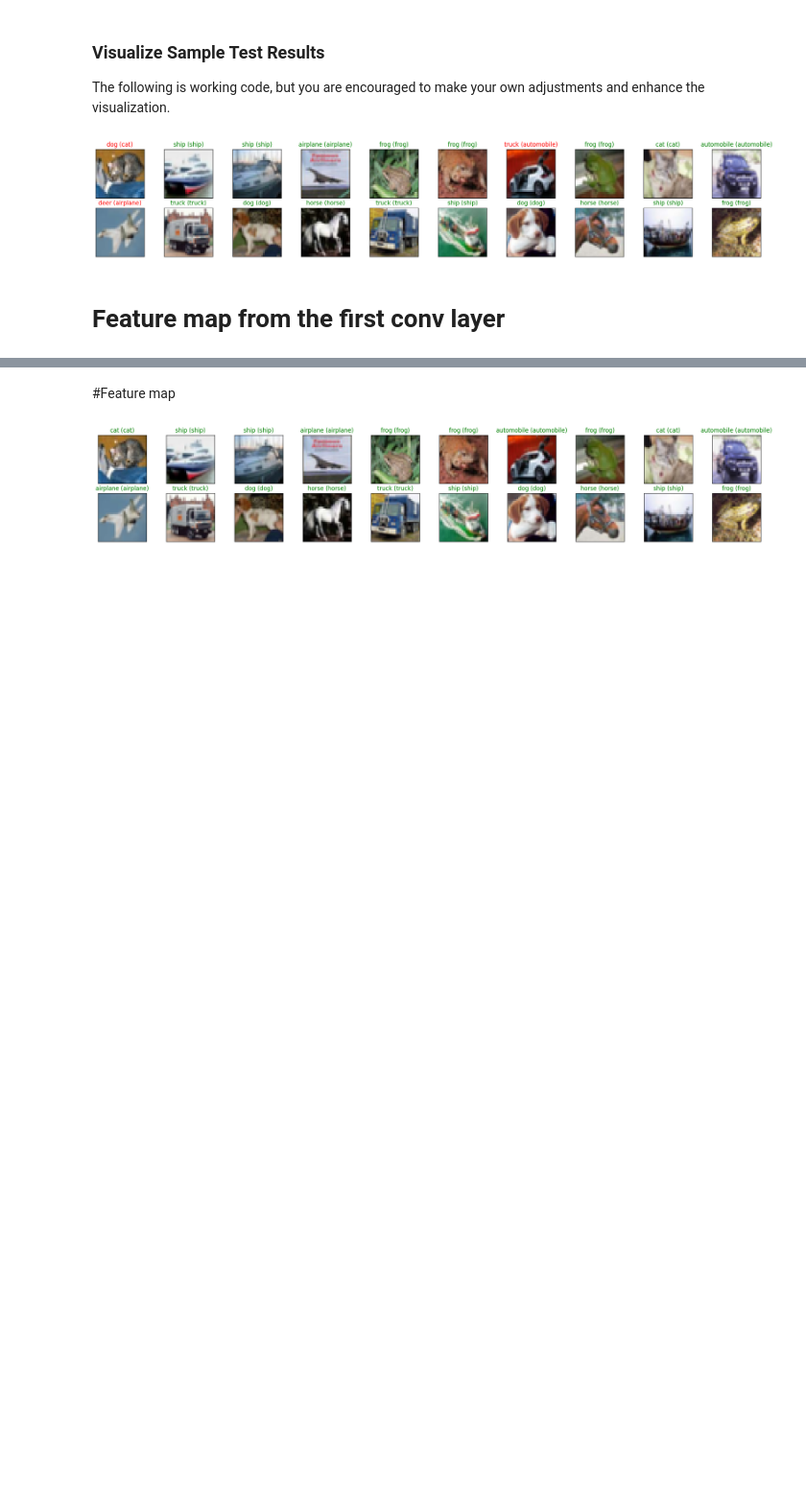
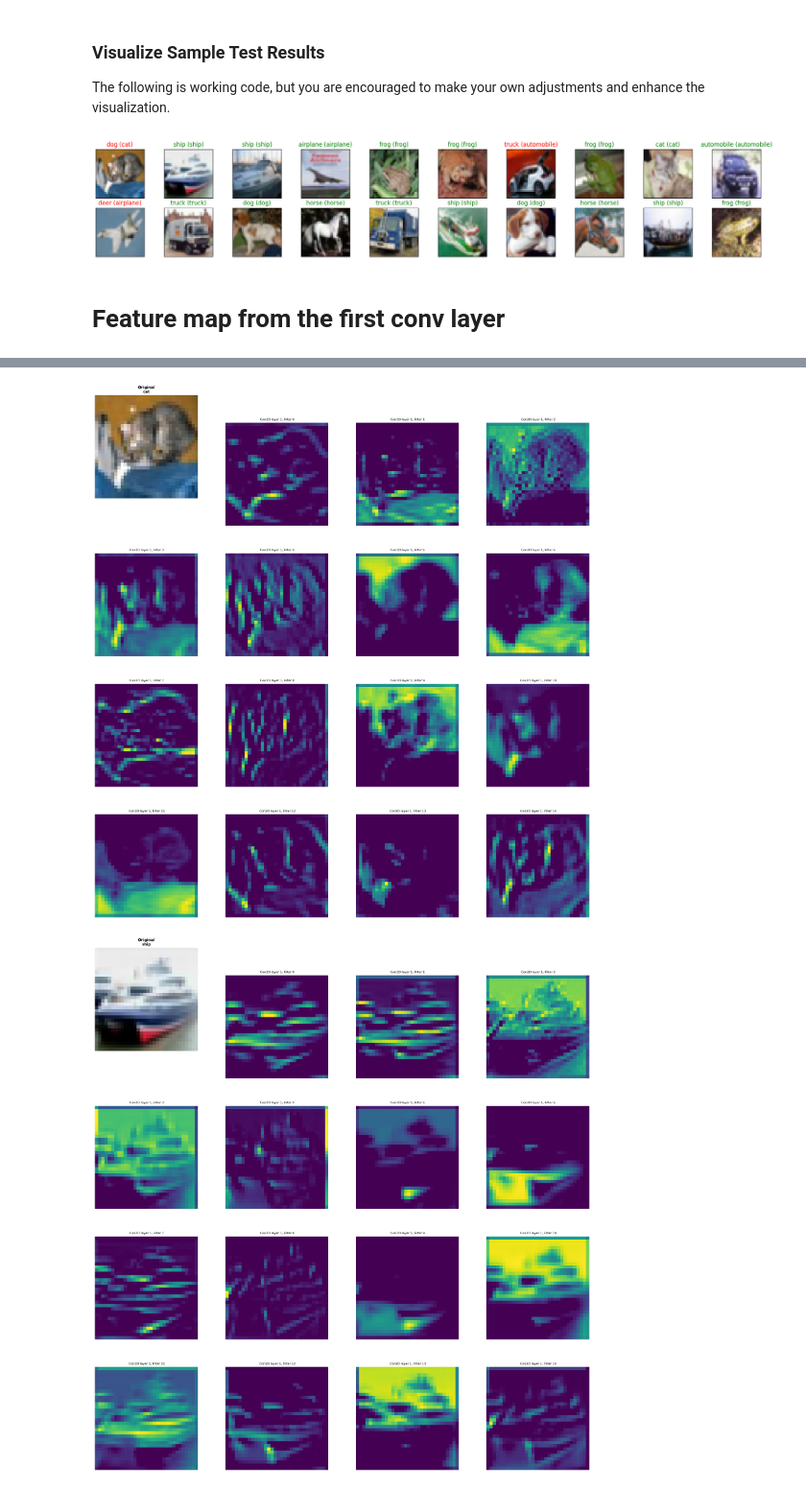
Before and after one commit to bdaqiq01/CSCI611_Basira_Daqiq, a Jupyter notebook: Assignment_2/build_cnn/build_cnn.ipynb, the cells around one changed output, grey strips where cells are left out. Shown at 96% size. Cells and saved outputs as stored; diff of their text form; code cells hidden in the pictures; blank space fills up the shorter version.

```diff
--- a/Assignment_2/build_cnn/build_cnn.ipynb
+++ b/Assignment_2/build_cnn/build_cnn.ipynb
@@ -435,10 +454,3 @@ for idx in np.arange(20):
 [figure]
 # %% [markdown]
 # Feature map from the first conv layer
-# %%
-label_ind = {classes[i]: i for i in range(len(classes))}
-print(label_ind)
-classes
-labels
-for i, label in enumerate(labels):
-    print(i, label)
@@ -483,4 +542,0 @@ selected_images_np = images_np[selected_indices]
-# %%
-output1 = output1.cpu()
-feature_maps = output1.detach().numpy()
-feature_maps.shape
@@ -635,27 +543,9 @@ Test vs validation loss curve over the epochs
-# %% [markdown]
-#Feature map
-# %%
-# obtain one batch of test images
-dataiter = iter(test_loader)
-images, labels = next(dataiter)
-images_np = images.numpy()
-
-# move model inputs to cuda, if GPU available
-if train_on_gpu:
-    images = images.cuda()
-
-# get sample outputs
-output = model(images)
-# convert output probabilities to predicted class
-_, preds_tensor = torch.max(output, 1)
-preds = np.squeeze(preds_tensor.numpy()) if not train_on_gpu else np.squeeze(preds_tensor.cpu().numpy())
-
-# plot the images in the batch, along with predicted and true labels
-fig = plt.figure(figsize=(25, 4))
-for idx in np.arange(20):
-    ax = fig.add_subplot(2, int(20/2), idx+1, xticks=[], yticks=[])
-    imshow(images_np[idx])
-    ax.set_title("{} ({})".format(classes[preds[idx]], classes[labels[idx]]),
-                 color=("green" if preds[idx]==labels[idx].item() else "red"))
-# %% [output]
-[figure, removed]
+# %%
+for iten in selected_indices:
+    original_image = images_np[iten]
+    feature_maps = output1[iten].cpu().detach().numpy()
+
+    plot_feature_maps(feature_maps, original_image, classes[labels[iten]])
+# %% [output]
+[figure, added]
+[figure, added]
```
Also changed, not shown: parts of 15 cells of this notebook.
